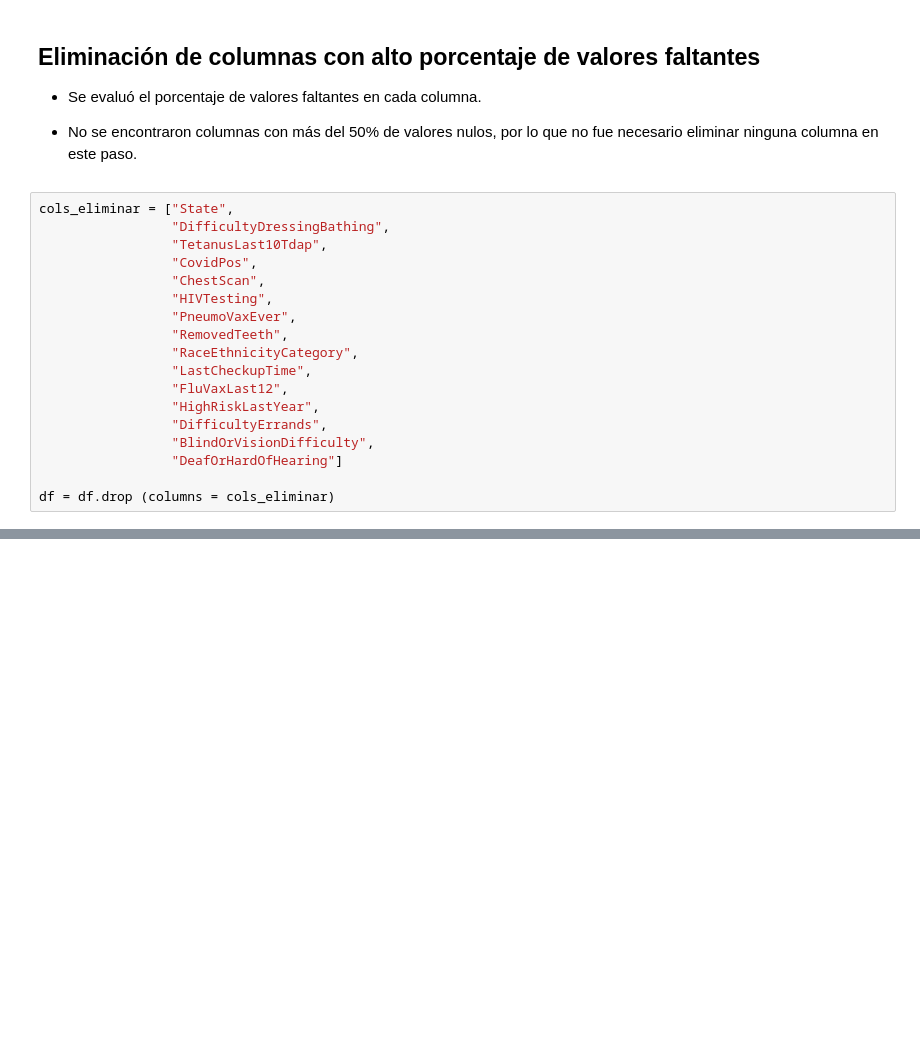
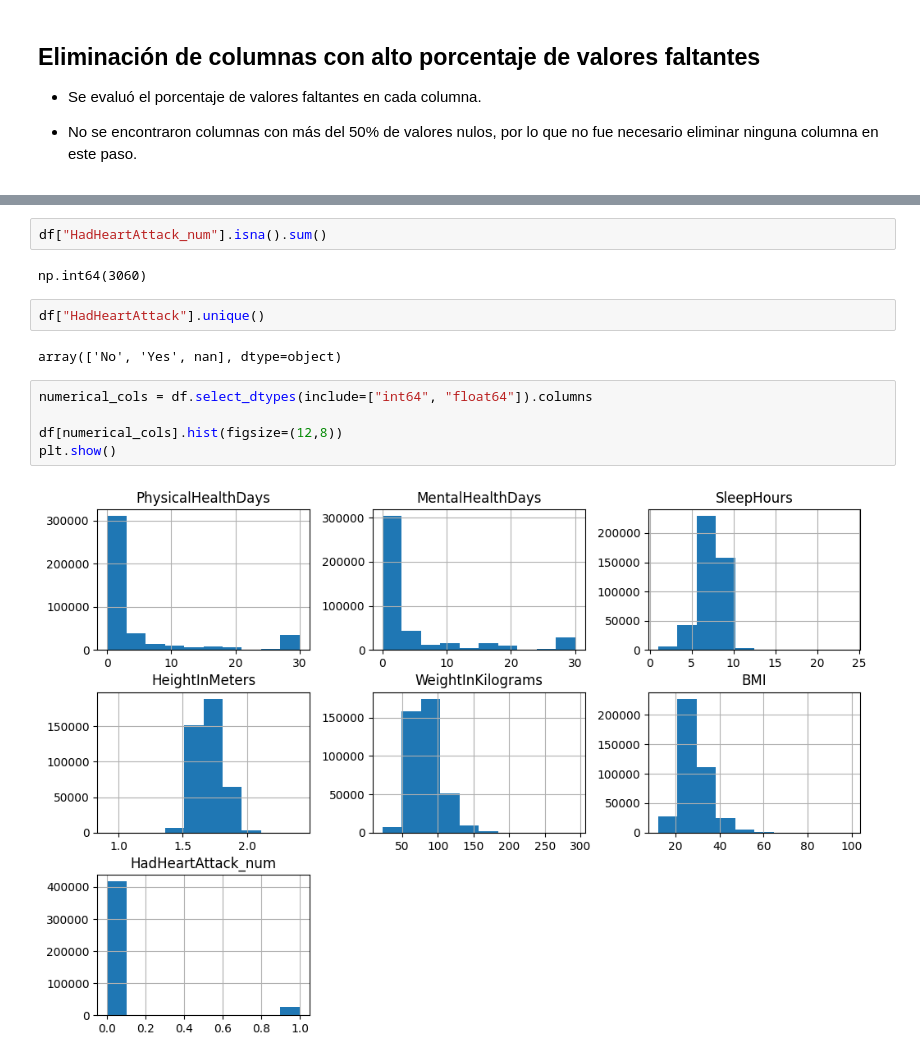
Before and after one commit to Juditga97/ML_Prevencion_Infartos, a Jupyter notebook: src/notebooks/main Judit.ipynb, the cells around one changed output, grey strips where cells are left out. Saved outputs shown, nothing was run; the diff lists cells and outputs as text; blank space fills up the shorter version.

```diff
--- a/src/notebooks/main Judit.ipynb
+++ b/src/notebooks/main Judit.ipynb
@@ -220,21 +268,3 @@ Se eliminarán 0 columnas:
 - Se evaluó el porcentaje de valores faltantes en cada columna.
 
 - No se encontraron columnas con más del 50% de valores nulos, por lo que no fue necesario eliminar ninguna columna en este paso.
-# %%
-cols_eliminar = ["State",
-                 "DifficultyDressingBathing",
-                 "TetanusLast10Tdap",
-                 "CovidPos",
-                 "ChestScan",
-                 "HIVTesting",
-                 "PneumoVaxEver",
-                 "RemovedTeeth",
-                 "RaceEthnicityCategory",
-                 "LastCheckupTime",
-                 "FluVaxLast12",
-                 "HighRiskLastYear",
-                 "DifficultyErrands",
-                 "BlindOrVisionDifficulty",
-                 "DeafOrHardOfHearing"]
-
-df = df.drop (columns = cols_eliminar)
@@ -385,0 +371,15 @@ plt.show()
+# %%
+df["HadHeartAttack_num"].isna().sum()
+# %% [output]
+np.int64(3060)
+# %%
+df["HadHeartAttack"].unique()
+# %% [output]
+array(['No', 'Yes', nan], dtype=object)
+# %%
+numerical_cols = df.select_dtypes(include=["int64", "float64"]).columns
+
+df[numerical_cols].hist(figsize=(12,8))
+plt.show()
+# %% [output]
+[figure, added]
```
Also changed, not shown: parts of 35 cells of this notebook.
